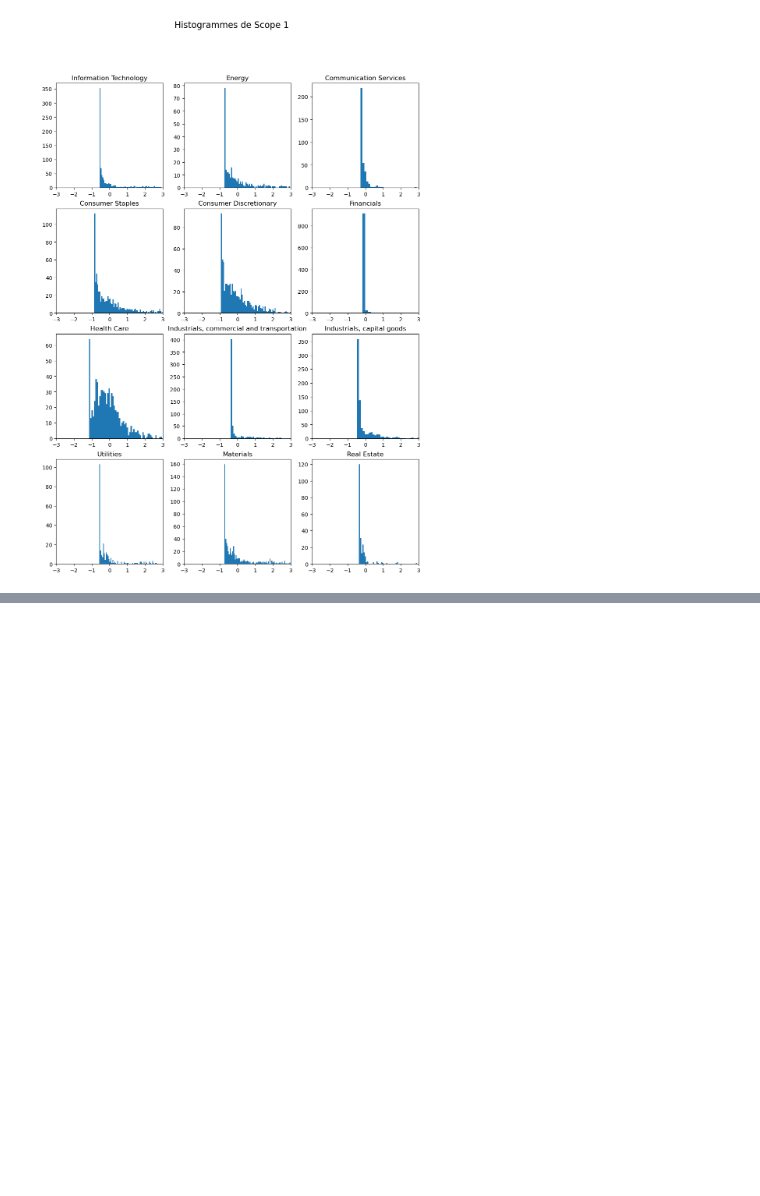
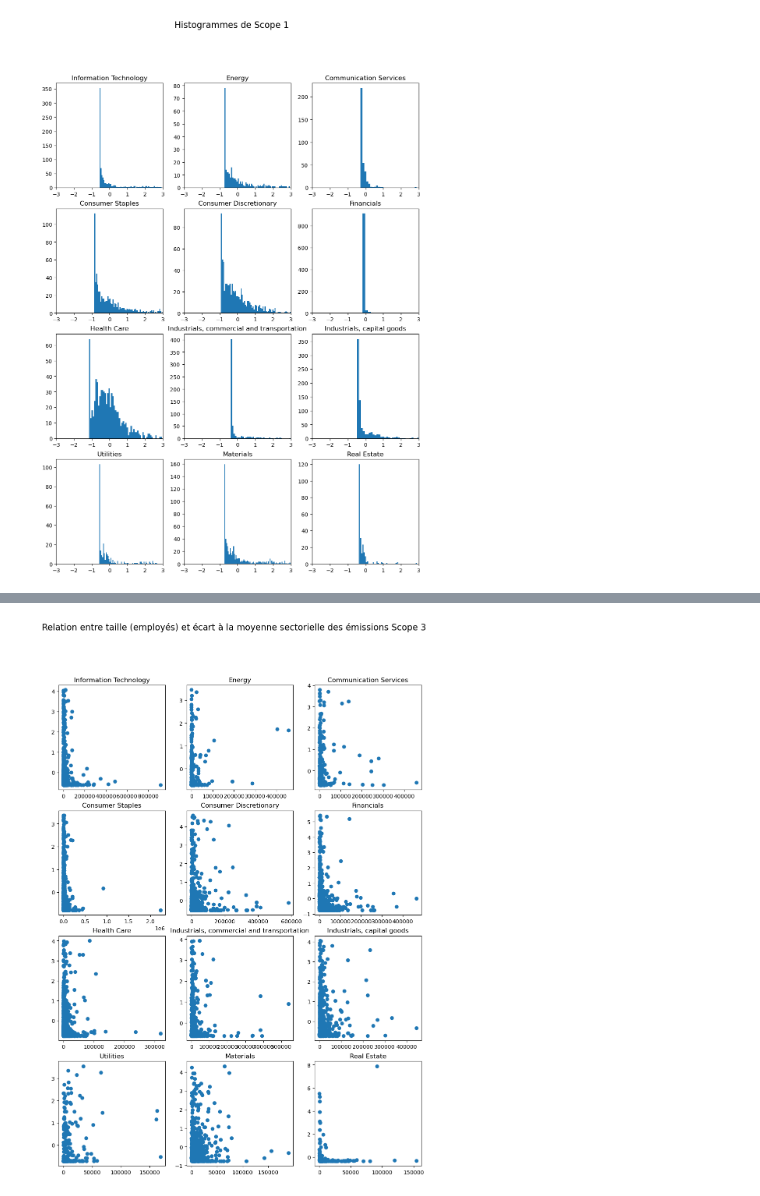
Before and after one commit to pierperri/StatApp, a Jupyter notebook: Analyse sectorielle.ipynb, the cells around one changed output, grey strips where cells are left out. Cells and saved outputs as stored; diff of their text form; code cells hidden in the pictures; blank space fills up the shorter version.

```diff
--- a/Analyse sectorielle.ipynb
+++ b/Analyse sectorielle.ipynb
@@ -68,0 +108,16 @@ plt.show()
+# %%
+plt.figure(figsize=(12, 16))
+
+i = 1
+for s in secteurs :
+    df = visualisation2("scope_3", s, 0.1)
+    plt.subplot(4,3,i)
+    plt.scatter(df["employees"], df["scope_3"])
+    plt.title(s)
+    #plt.xlim([-3, 3])
+    i += 1
+
+plt.suptitle("Relation entre taille (employés) et écart à la moyenne sectorielle des émissions Scope 3", fontsize=16)
+plt.show()
+# %% [output]
+[figure, added]
```
Also changed, not shown: parts of 8 cells of this notebook.
